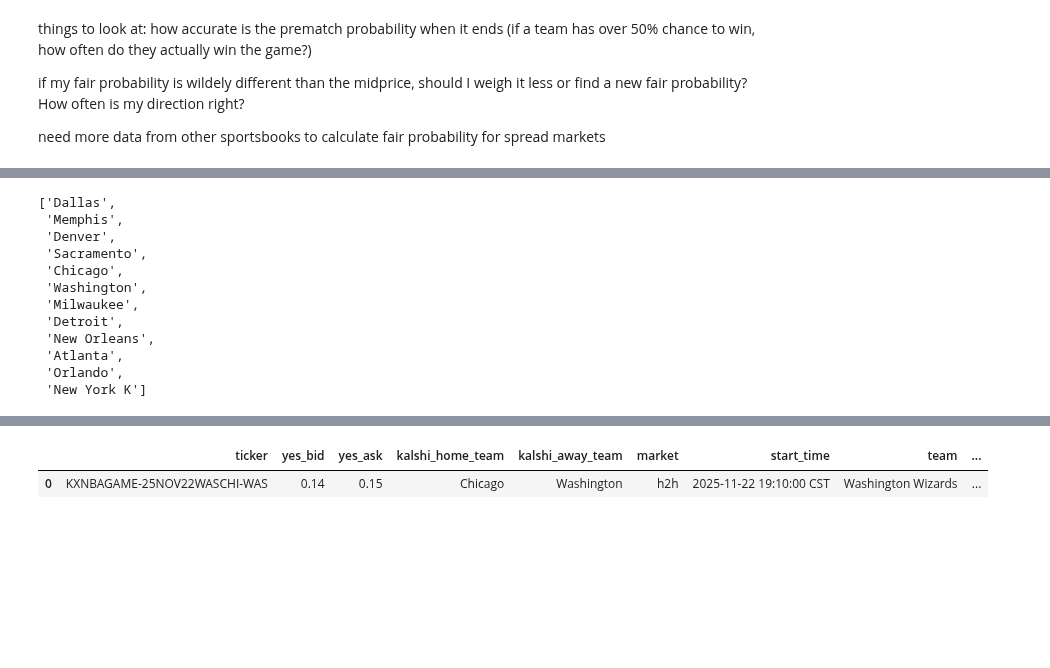
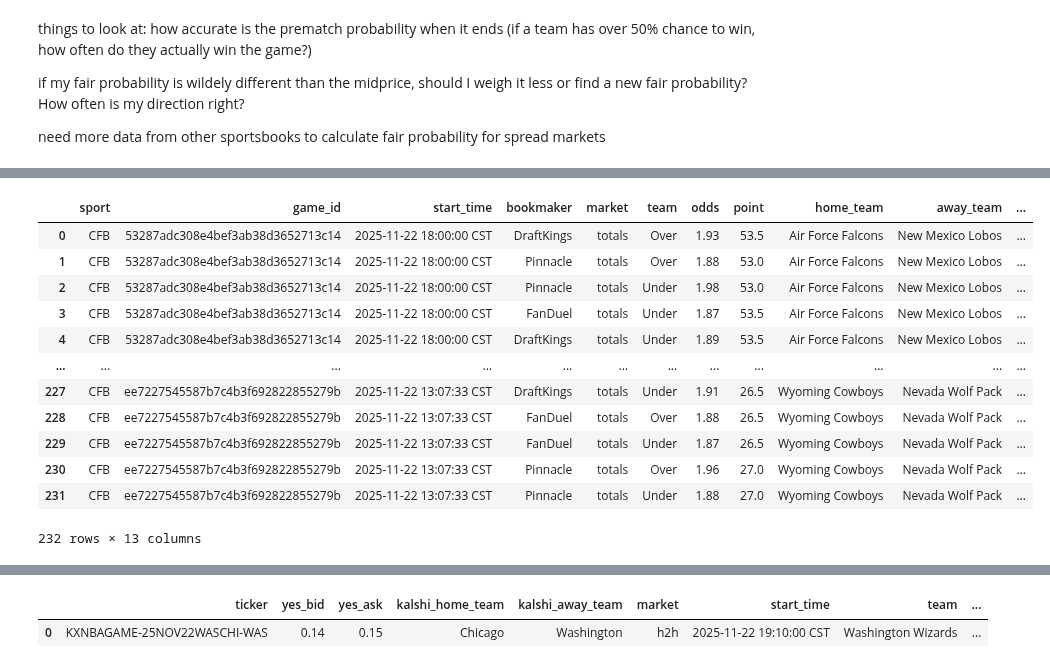
Before and after one commit to bassuaz24/kalshi_bets, a Jupyter notebook: jupyter_archive/data_analysis.ipynb, the cells around one changed output, grey strips where cells are left out. Cells and saved outputs as stored; diff of their text form; code cells hidden in the pictures; blank space fills up the shorter version.

```diff
--- a/jupyter_archive/data_analysis.ipynb
+++ b/jupyter_archive/data_analysis.ipynb
@@ -77,8 +87,12 @@ kalshi_spreads_df = pd.read_csv(f"../data_collection/updated_scripts/kalshi_data
 
 if kalshi_sport == 'ncaaf':
     kalshi_spreads_df['points'] = kalshi_spreads_df['title'].str.extract(r'over ([\d.]+) points\?').astype(float)
+    kalshi_totals_df["points"] = kalshi_totals_df["ticker"].str.extract(r"-([0-9.]+)$").astype(float)
 elif kalshi_sport == 'ncaab':
     kalshi_spreads_df['points'] = kalshi_spreads_df['title'].str.extract(r'over ([\d.]+) Points\?').astype(float)
+    kalshi_totals_df["points"] = kalshi_totals_df["ticker"].str.extract(r"-([0-9.]+)$").astype(float)
+
+
 
 
 columns_to_drop = ['timestamp', 'market_type', 'yes_bid2', 'yes_ask2', 'no_bid2', 'no_ask2', 'yes_depth_bids', 'yes_depth_asks', 'no_depth_bids', 'no_depth_asks']
@@ -114,16 +128,19 @@ flat_teams = pd.unique(unique_rows[['home_team', 'away_team']].values.ravel())
 kalshi_winners_teams = flat_teams.tolist()
 
 #get names from kalshi_totals_df
-def extract_team_from_totals(title):
+def extract_teams_from_totals(title):
     title = title.replace(": Total Points", "")
     if " at " in title:
-        left = title.split(" at ", 1)[0].strip()
-        left = re.sub(r'\bSt\.$', 'St', left)
-        return left
+        right, left = title.split(" at ", 1)
+        left = re.sub(r'\bSt\.$', 'St', left.strip())
+        right = re.sub(r'\bSt\.$', 'St', right.strip())
+        return pd.Series([left, right])
     return None
 
-kalshi_totals_df['away_team'] = kalshi_totals_df['title'].apply(extract_team_from_totals)
-kalshi_totals_teams = kalshi_totals_df['away_team'].dropna().drop_duplicates().tolist()
+kalshi_totals_df[['home_team', 'away_team']] = kalshi_totals_df['title'].apply(extract_teams_from_totals)
+unique_rows = kalshi_winners_df.drop_duplicates(subset=['home_team', 'away_team'])
+flat_teams = pd.unique(unique_rows[['home_team', 'away_team']].values.ravel())
+kalshi_totals_teams = flat_teams.tolist()
 
 #get names from kalshi_spreads_df
 def extract_team_from_spreads(title):
@@ -136,21 +153,6 @@ def extract_team_from_spreads(title):
 kalshi_spreads_df['team'] = kalshi_spreads_df['title'].apply(extract_team_from_spreads)
 unique_teams_spread = kalshi_spreads_df['team'].drop_duplicates()
 kalshi_spreads_teams = unique_teams_spread.tolist()
-# %%
-kalshi_winners_teams
-# %% [output]
-['Dallas',
- 'Memphis',
- 'Denver',
- 'Sacramento',
- 'Chicago',
- 'Washington',
- 'Milwaukee',
- 'Detroit',
- 'New Orleans',
- 'Atlanta',
- 'Orlando',
- 'New York K']
 # %%
 odds_teams_by_market = odds_df.groupby('market')['team'].unique().to_dict()
 
@@ -250,5 +252,24 @@ kalshi_spreads_df = kalshi_spreads_df[kalshi_spreads_df['team'].isin(matched_nam
 odds_totals_df = odds_totals_df[
     odds_totals_df['home_team'].isin(matched_names['totals']['odds']) |
     odds_totals_df['away_team'].isin(matched_names['totals']['odds'])
-].reset_index(drop=True)
-kalshi_totals_df = kalshi_totals_df[kalshi_totals_df['away_team'].isin(matched_names['totals']['kalshi'])].reset_index(drop=True)
+].sort_values(by='home_team').reset_index(drop=True)
+kalshi_totals_df = kalshi_totals_df[
+    (kalshi_totals_df['home_team'].isin(matched_names['totals']['kalshi'])) |
+    (kalshi_totals_df['away_team'].isin(matched_names['totals']['kalshi']))
+    ].sort_values(by='home_team').reset_index(drop=True)
+# %%
+odds_totals_df
+# %% [output]
+|  | sport | game_id | start_time | bookmaker | market | team | odds | point | home_team | away_team | ... |
+| 0 | CFB | 53287adc308e4bef3ab38d3652713c14 | 2025-11-22 18:00:00 CST | DraftKings | totals | Over | 1.93 | 53.5 | Air Force Falcons | New Mexico Lobos | ... |
+| 1 | CFB | 53287adc308e4bef3ab38d3652713c14 | 2025-11-22 18:00:00 CST | Pinnacle | totals | Over | 1.88 | 53.0 | Air Force Falcons | New Mexico Lobos | ... |
+| 2 | CFB | 53287adc308e4bef3ab38d3652713c14 | 2025-11-22 18:00:00 CST | Pinnacle | totals | Under | 1.98 | 53.0 | Air Force Falcons | New Mexico Lobos | ... |
+| 3 | CFB | 53287adc308e4bef3ab38d3652713c14 | 2025-11-22 18:00:00 CST | FanDuel | totals | Under | 1.87 | 53.5 | Air Force Falcons | New Mexico Lobos | ... |
+| 4 | CFB | 53287adc308e4bef3ab38d3652713c14 | 2025-11-22 18:00:00 CST | DraftKings | totals | Under | 1.89 | 53.5 | Air Force Falcons | New Mexico Lobos | ... |
+| ... | ... | ... | ... | ... | ... | ... | ... | ... | ... | ... | ... |
+| 227 | CFB | ee7227545587b7c4b3f692822855279b | 2025-11-22 13:07:33 CST | DraftKings | totals | Under | 1.91 | 26.5 | Wyoming Cowboys | Nevada Wolf Pack | ... |
+| 228 | CFB | ee7227545587b7c4b3f692822855279b | 2025-11-22 13:07:33 CST | FanDuel | totals | Over | 1.88 | 26.5 | Wyoming Cowboys | Nevada Wolf Pack | ... |
+| 229 | CFB | ee7227545587b7c4b3f692822855279b | 2025-11-22 13:07:33 CST | FanDuel | totals | Under | 1.87 | 26.5 | Wyoming Cowboys | Nevada Wolf Pack | ... |
+| 230 | CFB | ee7227545587b7c4b3f692822855279b | 2025-11-22 13:07:33 CST | Pinnacle | totals | Over | 1.96 | 27.0 | Wyoming Cowboys | Nevada Wolf Pack | ... |
+| 231 | CFB | ee7227545587b7c4b3f692822855279b | 2025-11-22 13:07:33 CST | Pinnacle | totals | Under | 1.88 | 27.0 | Wyoming Cowboys | Nevada Wolf Pack | ... |
+232 rows × 13 columns
```
Also changed, not shown: parts of 6 cells of this notebook, 1 other file.
